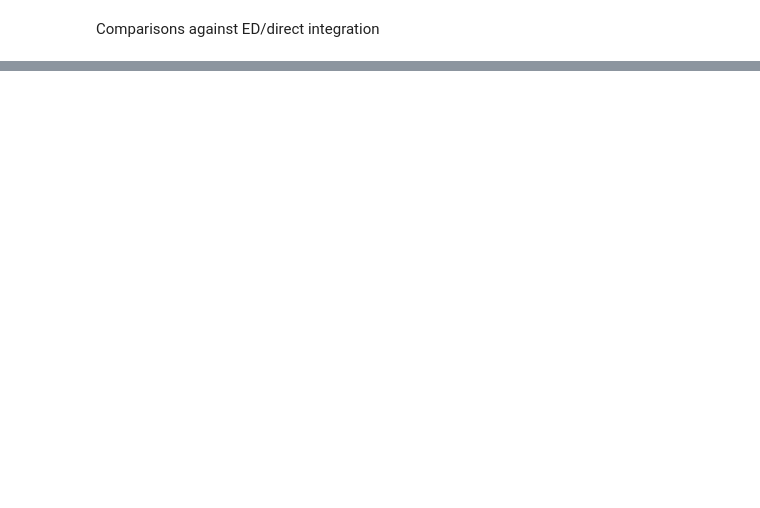
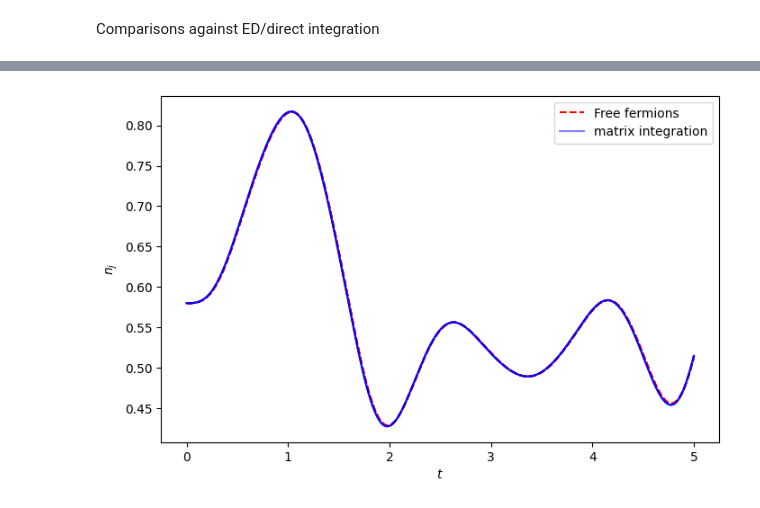
Before and after one commit to SamuelEwanBegg/XY_sensing, a Jupyter notebook: XY_time_evolution.ipynb, the cells around one changed output, grey strips where cells are left out. Saved outputs shown, nothing was run; the diff lists cells and outputs as text; code cells hidden in the pictures; blank space fills up the shorter version.

Commit message:
committing extra files like ED, direct integration

```diff
--- a/XY_time_evolution.ipynb
+++ b/XY_time_evolution.ipynb
@@ -368,74 +238,75 @@ ValueError: x and y must have same first dimension, but have shapes (63,) and (9
 # %% [markdown]
 Comparisons against ED/direct integration
 # %%
-# fig1, ax = plt.subplots(1,1,figsize = (8,5))
-# ax1 = ax
+fig1, ax = plt.subplots(1,1,figsize = (8,5))
+ax1 = ax
 
-# matrixplot = 'yes'
-# edplot = 'no'
+matrixplot = 'yes'
+edplot = 'no'
 
-# numberL = particle_numberL[0]
-# for mm in range(0,sites):
+numberL = particle_numberL[0]
+for mm in range(0,sites):
 
-#     ax1.plot(tvec,np.real(numberL[mm,:]),'--r')
+    ax1.plot(tvec,np.real(numberL[mm,:]),'--r')
 
-#     if mm == 0:
+    if mm == 0:
 
-#         ax1.plot(tvec,np.real(numberL[mm,:]),'--r',label = 'Free fermions')
+        ax1.plot(tvec,np.real(numberL[mm,:]),'--r',label = 'Free fermions')
 
-# if matrixplot == 'yes':
+if matrixplot == 'yes':
 
-#     mag_matrix = np.load(stem + 'matrix_results/magsites.npy')
+    mag_matrix = np.load(stem + 'matrix_results/magsites.npy')
 
-#     print(mag_matrix[:,0])
+    print(mag_matrix[:,0])
 
-#     for mm in range(0,3):
+    for mm in range(0,3):
 
-#         ax1.plot(0.001*np.arange(0,np.size(mag_matrix,1)),0.5*mag_matrix[mm,:] + 0.5,'-b',alpha =0.5)
+        ax1.plot(0.001*np.arange(0,np.size(mag_matrix,1)),0.5*mag_matrix[mm,:] + 0.5,'-b',alpha =0.5)
 
-#         if mm == 0:
+        if mm == 0:
 
-#             ax1.plot(0.001*np.arange(0,np.size(mag_matrix,1)),0.5*mag_matrix[mm,:] + 0.5,'-b',alpha =0.5,label ='matrix integration')
+            ax1.plot(0.001*np.arange(0,np.size(mag_matrix,1)),0.5*mag_matrix[mm,:] + 0.5,'-b',alpha =0.5,label ='matrix integration')
 
 
-# if edplot == 'yes':
+if edplot == 'yes':
 
-#     mag_ed = np.load(stem + 'ed_results/magsites.npy')
+    mag_ed = np.load(stem + 'ed_results/magsites.npy')
 
-#     dted = 0.01
+    dted = 0.01
 
-#     for mm in range(0,3):
+    for mm in range(0,3):
 
-#         ax1.plot(dted*np.arange(0,np.size(mag_ed,1)),mag_ed[mm,:] + 0.5,'-k',markersize = 1,alpha =0.5)
+        ax1.plot(dted*np.arange(0,np.size(mag_ed,1)),mag_ed[mm,:] + 0.5,'-k',markersize = 1,alpha =0.5)
 
-#         if mm == 0:
+        if mm == 0:
 
-#             ax1.plot(dted*np.arange(0,np.size(mag_ed,1)),mag_ed[mm,:] + 0.5,'-k',markersize = 1,label = 'ED',alpha =0.5)
+            ax1.plot(dted*np.arange(0,np.size(mag_ed,1)),mag_ed[mm,:] + 0.5,'-k',markersize = 1,label = 'ED',alpha =0.5)
 
-# ax1.set_ylabel(r'$n_j$')
-# ax1.set_xlabel(r'$t$')
-# plt.legend()
-# plt.show()
+ax1.set_ylabel(r'$n_j$')
+ax1.set_xlabel(r'$t$')
+plt.legend()
+plt.show()
 
-# fig1, ax = plt.subplots(1,1,figsize = (8,5))
-# ax0 = ax
+fig1, ax = plt.subplots(1,1,figsize = (8,5))
+ax0 = ax
 
-# ax0.plot(measure_tvec,Fisher_mat[0][1,:],color = color2[kk],label = 'Free fermion method')
+ax0.plot(measure_tvec,Fisher_mat[0][1,:],color = color2[kk],label = 'Free fermion method')
 
-# if matrixplot == 'yes':
+if matrixplot == 'yes':
 
-#     matrix_fisher = np.load(stem + 'matrix_results/Fisher.npy')
+    matrix_fisher = np.load(stem + 'matrix_results/Fisher.npy')
 
-#     ax0.plot(0.01*np.arange(0,np.size(matrix_fisher)),matrix_fisher,'--',alpha =0.5,label = 'Density matrix integrated')
+    ax0.plot(0.01*np.arange(0,np.size(matrix_fisher)),matrix_fisher,'--',alpha =0.5,label = 'Density matrix integrated')
 
-# if edplot == 'yes':
+if edplot == 'yes':
 
-#     ed_fisher = np.load(stem + 'ed_results/Fisher.npy')
+    ed_fisher = np.load(stem + 'ed_results/Fisher.npy')
 
-#     ax0.plot(dted*np.arange(0,np.size(ed_fisher)),ed_fisher,':',label = 'ED')
+    ax0.plot(dted*np.arange(0,np.size(ed_fisher)),ed_fisher,':',label = 'ED')
 
-# ax0.set_ylabel(r'$F$')
-# ax0.set_xlabel(r'$t$')
-# ax0.legend(ncol = 2,fontsize = 8)
-# ax0.set_ylim(0,10)
-# plt.show()
+ax0.set_ylabel(r'$F$')
+ax0.set_xlabel(r'$t$')
+ax0.legend(ncol = 2,fontsize = 8)
+ax0.set_ylim(0,0.4)
+plt.show()
+# %% [output]
@@ -441,0 +314 @@ Comparisons against ED/direct integration
+[figure, added]
```
Also changed, not shown: parts of 4 cells of this notebook, 5 other files.
